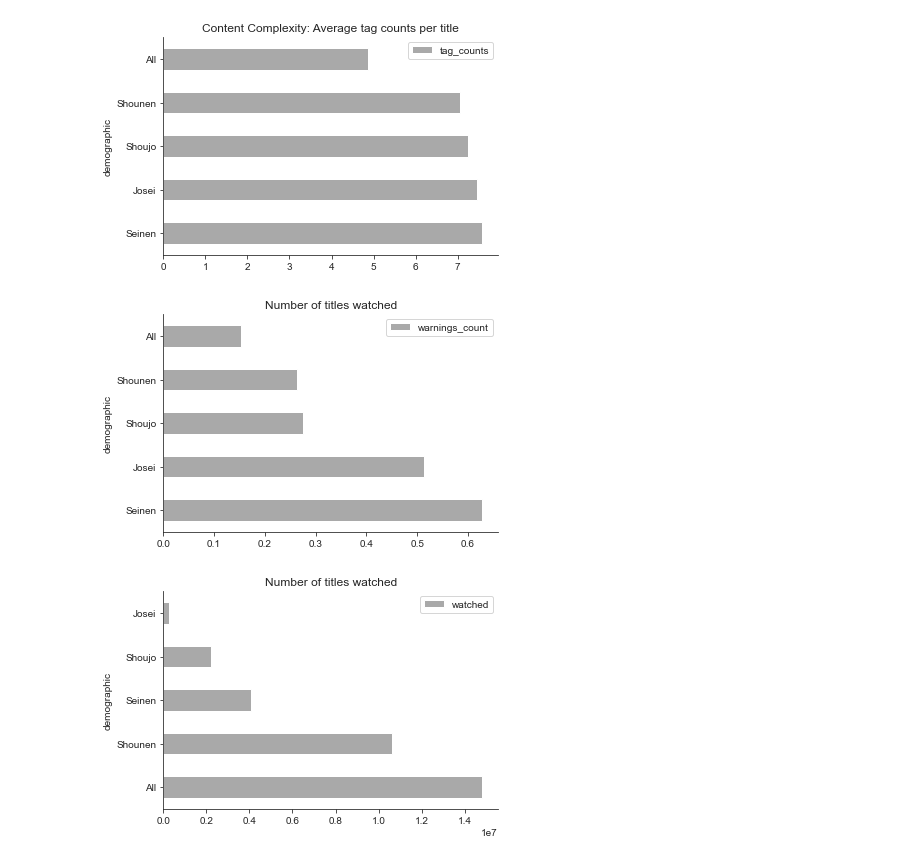
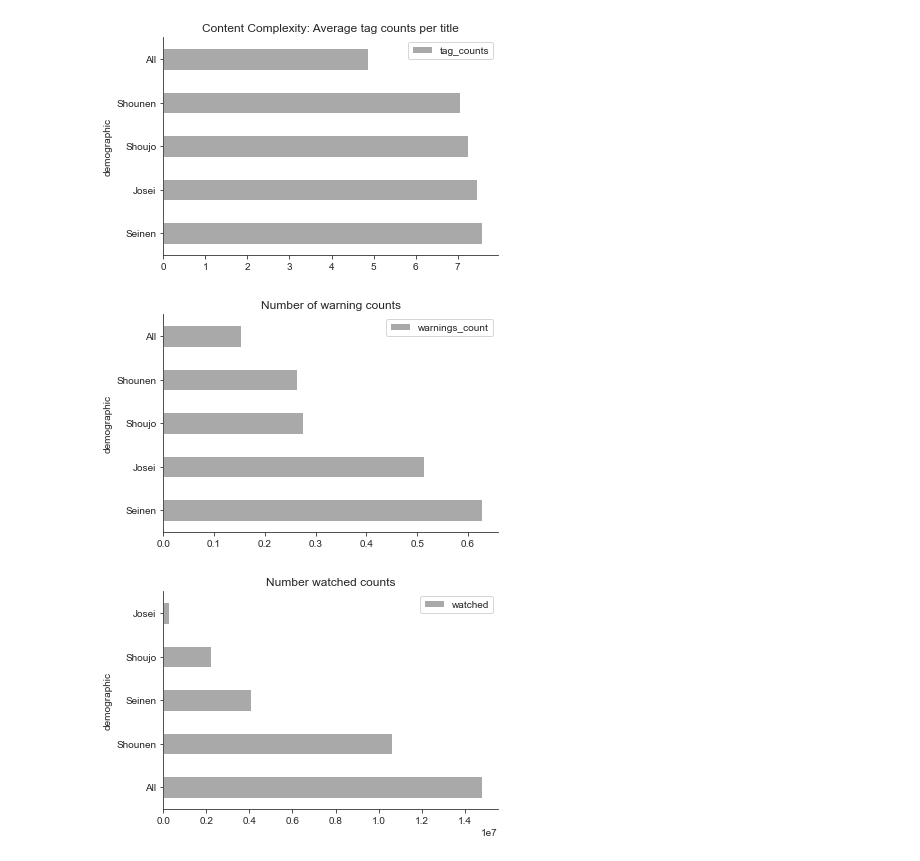
Before and after one commit to joelgnhz/anime, a Jupyter notebook: Anime Classification.ipynb, the cells around one changed output. Cells and saved outputs as stored; diff of their text form; code cells hidden in the pictures.

```diff
--- a/Anime Classification.ipynb
+++ b/Anime Classification.ipynb
@@ -404,13 +404,13 @@ plt.show()
 # %%
 # Comparison of warning counts and demographic
 
 anime_dem_tags = pd.pivot_table(anime_categories, index = 'demographic', values = ['warnings_count'], aggfunc = np.mean).sort_values(by=['warnings_count'], ascending=False)
 anime_dem_tags.plot(y = 'warnings_count', kind ='barh', color ='darkgray')
-plt.title('Number of titles watched')
+plt.title('Number of warning counts')
 sns.despine()
 plt.show()
 # %% [output]
-[figure, old version]
+[figure, new version]
 # %%
 # Comparison of watched counts and demographic
 
```
Also changed, not shown: parts of 16 cells of this notebook.
